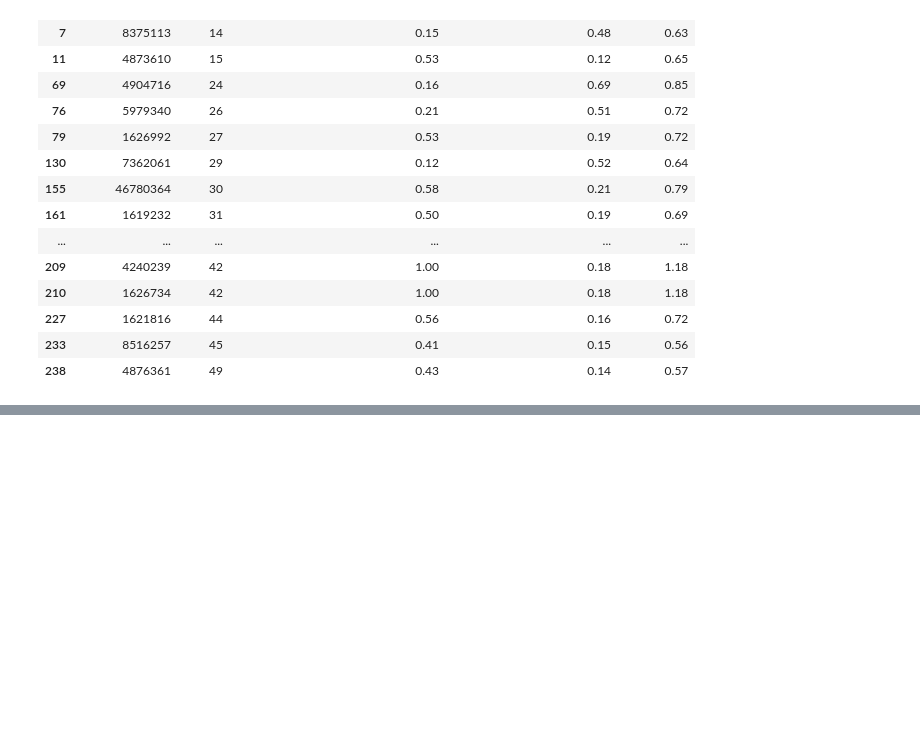
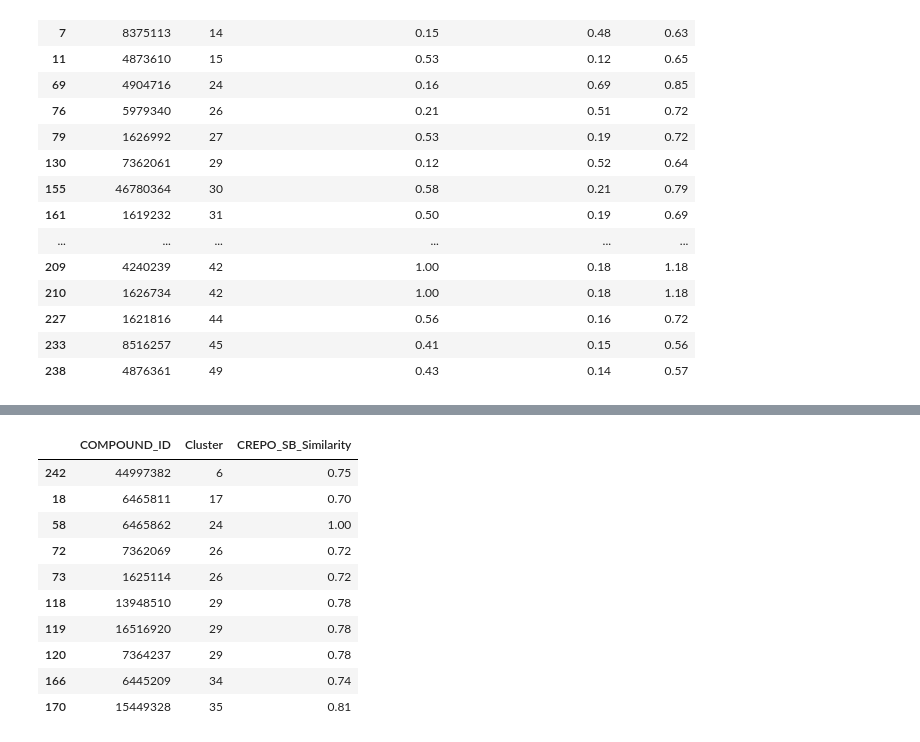
Before and after one commit to DavidToledano/Complement-Factor-Inhibitors-Data-Analysis, a Jupyter notebook: Jupyter Notebooks/Candidates in terms of CutOff - ECFP4 processing.ipynb, the cells around one changed output, grey strips where cells are left out. Drawn from its saved outputs; the diff is of its cells as text; code cells hidden in the pictures; blank space fills up the shorter version.

```diff
--- a/Jupyter Notebooks/Candidates in terms of CutOff - ECFP4 processing.ipynb
+++ b/Jupyter Notebooks/Candidates in terms of CutOff - ECFP4 processing.ipynb
@@ -161,0 +208,18 @@ new_df
+# %%
+df_CREPO_SB = df[['COMPOUND_ID', 'Cluster', 'CREPO_SB_Similarity']]
+df_CREPO_SB = df_CREPO_SB[~(df_CREPO_SB['CREPO_SB_Similarity'].isnull())]
+idx = df_CREPO_SB.groupby(['Cluster'])['CREPO_SB_Similarity'].transform(max) == df_CREPO_SB['CREPO_SB_Similarity']
+df_CREPO_SB_clust_cand = df_CREPO_SB[idx].sort_values(by=['Cluster'])
+df_CREPO_SB_clust_cand
+# %% [output]
+|  | COMPOUND_ID | Cluster | CREPO_SB_Similarity |
+| 242 | 44997382 | 6 | 0.75 |
+| 18 | 6465811 | 17 | 0.70 |
+| 58 | 6465862 | 24 | 1.00 |
+| 72 | 7362069 | 26 | 0.72 |
+| 73 | 1625114 | 26 | 0.72 |
+| 118 | 13948510 | 29 | 0.78 |
+| 119 | 16516920 | 29 | 0.78 |
+| 120 | 7364237 | 29 | 0.78 |
+| 166 | 6445209 | 34 | 0.74 |
+| 170 | 15449328 | 35 | 0.81 |
```
Also changed, not shown: parts of 11 cells of this notebook, 1 other file.
